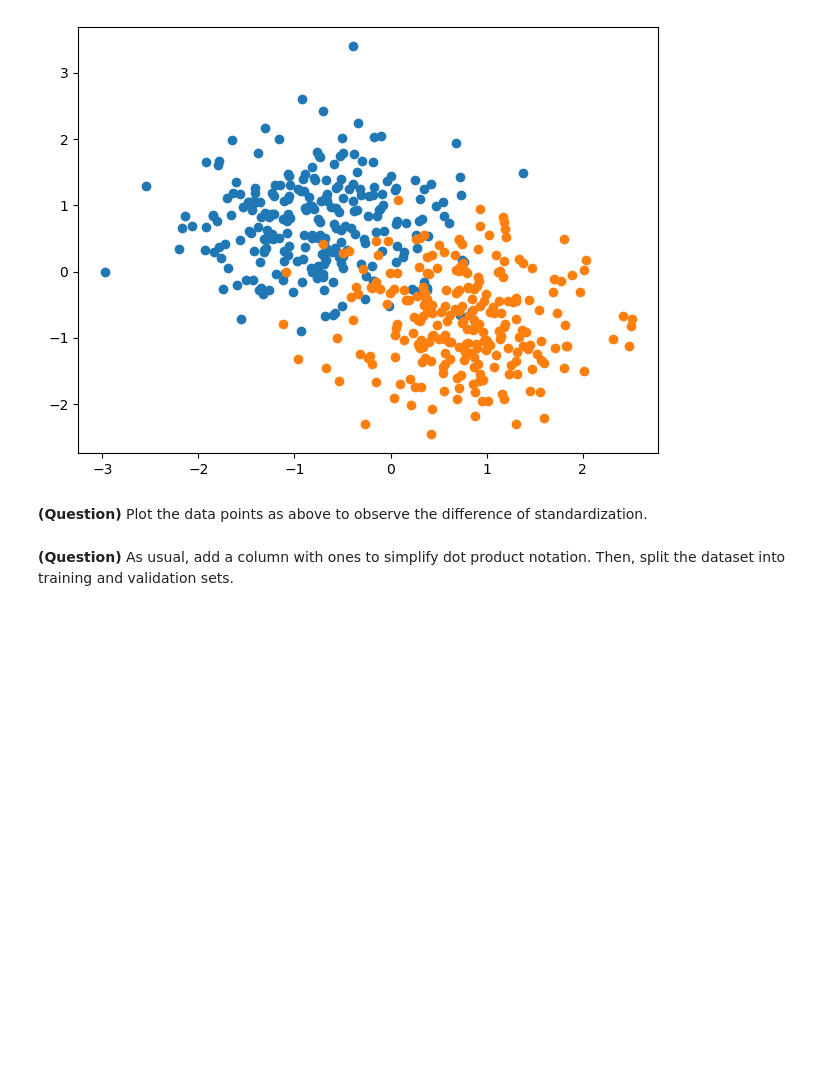
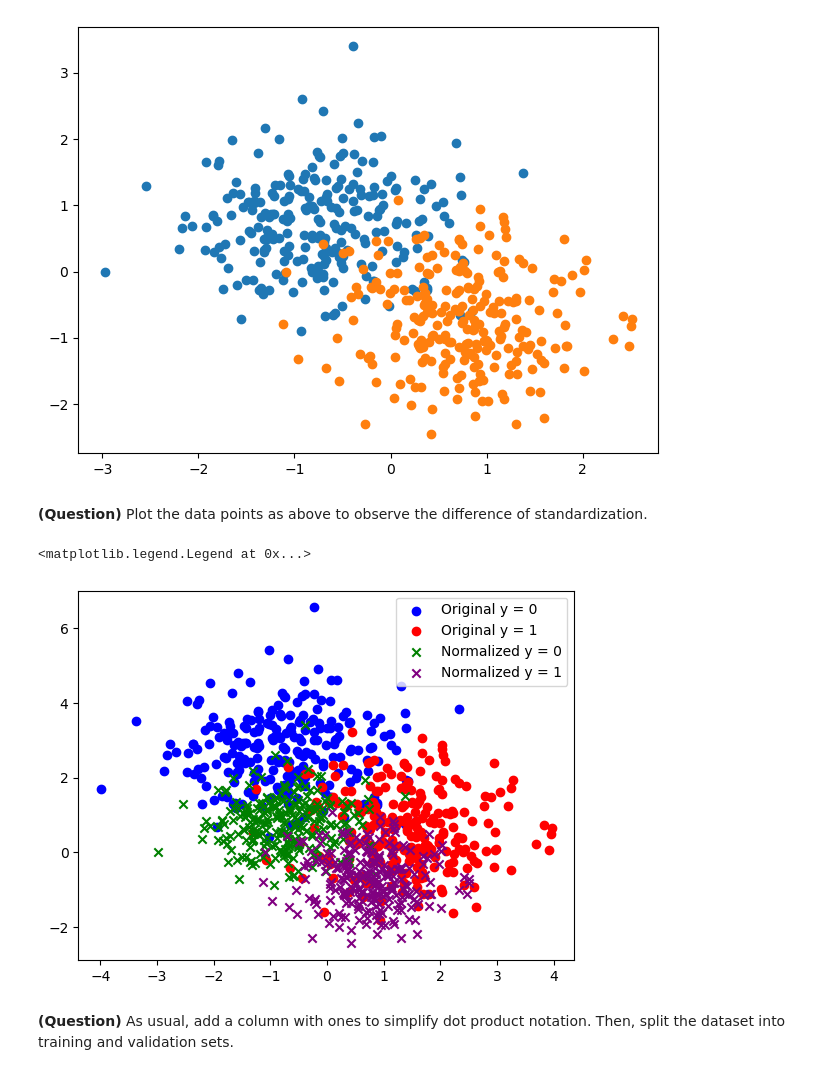
Before and after one commit to daJster/Machine_learning_2023, a Jupyter notebook: ml-tp2.ipynb, the cells around one changed output. Cells and saved outputs as stored; diff of their text form; code cells hidden in the pictures; blank space fills up the shorter version.

```diff
--- a/ml-tp2.ipynb
+++ b/ml-tp2.ipynb
@@ -35,11 +35,11 @@ mean_values = np.mean(X, axis=0)
 std_values = np.std(X, axis=0)
 
 # Normalized data
-X = (X - mean_values)/std_values
+X_normalized = (X - mean_values)/std_values
 
 # Plotting the normalized data
-plt.scatter(X[:, 0][y == 0], X[:, 1][y == 0])
-plt.scatter(X[:, 0][y == 1], X[:, 1][y == 1])
+plt.scatter(X_normalized[:, 0][y == 0], X_normalized[:, 1][y == 0])
+plt.scatter(X_normalized[:, 0][y == 1], X_normalized[:, 1][y == 1])
 plt.tight_layout()
 # %% [output]
 [figure]
@@ -49,8 +49,18 @@ assert np.allclose(X.var(axis=0), 1.)
 # %% [markdown]
 **(Question)** Plot the data points as above to observe the difference of standardization.
 # %%
-# YOUR CODE HERE
-pass
+# Plot the original data
+plt.scatter(X[:, 0][y == 0], X[:, 1][y == 0], label='Original y = 0', color='blue')
+plt.scatter(X[:, 0][y == 1], X[:, 1][y == 1], label='Original y = 1', color='red')
+
+# Plot the normalized data
+plt.scatter(X_normalized[:, 0][y == 0], X_normalized[:, 1][y == 0], label='Normalized y = 0', color='green', marker='x')
+plt.scatter(X_normalized[:, 0][y == 1], X_normalized[:, 1][y == 1], label='Normalized y = 1', color='purple', marker='x')
+
+plt.legend()
+# %% [output]
+<matplotlib.legend.Legend at 0x...>
+[figure, added]
 # %% [markdown]
 **(Question)** As usual, add a column with ones to simplify dot product notation. Then, split the dataset into training and validation sets.
 # %%
```
Also changed, not shown: parts of 3 cells of this notebook.
